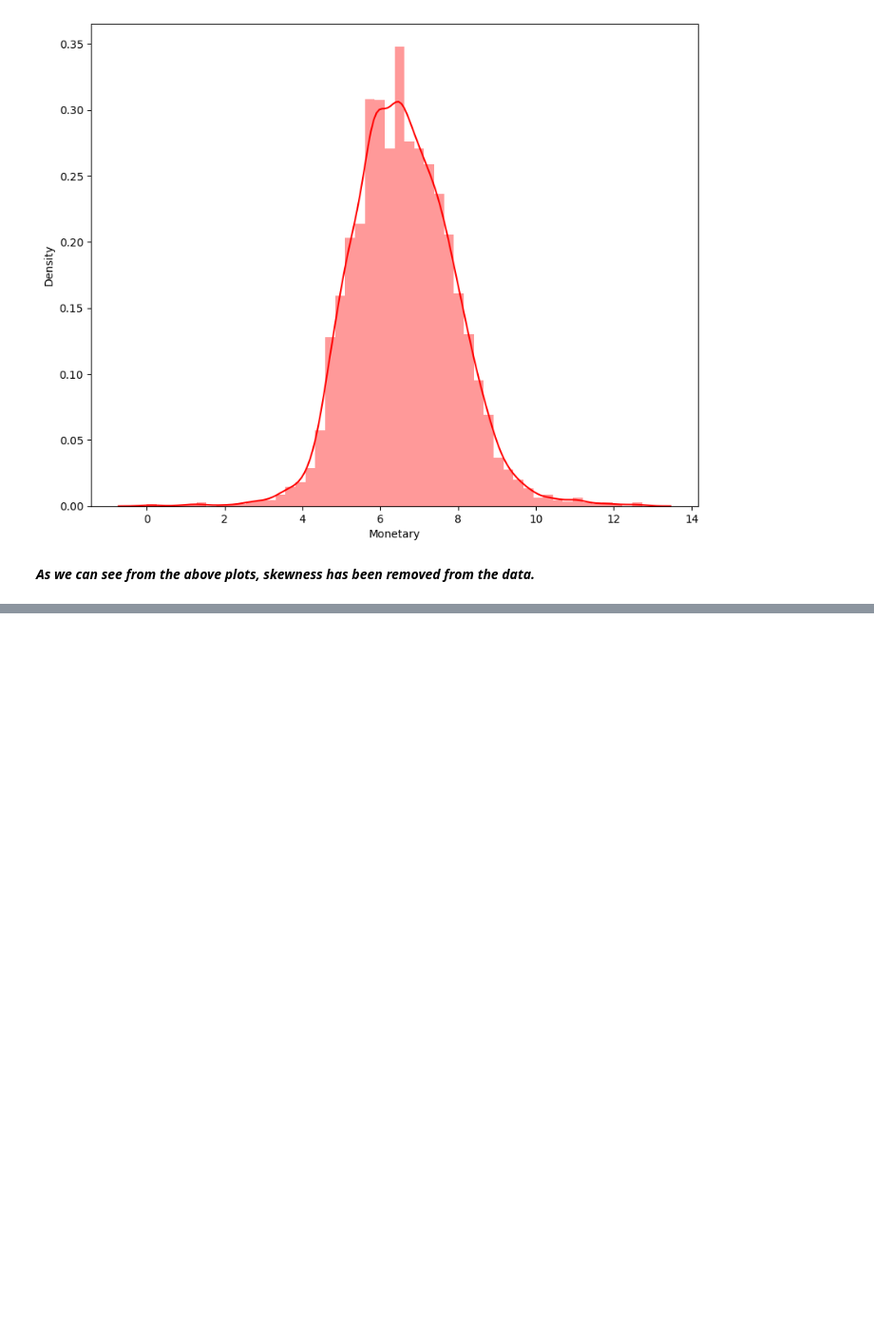
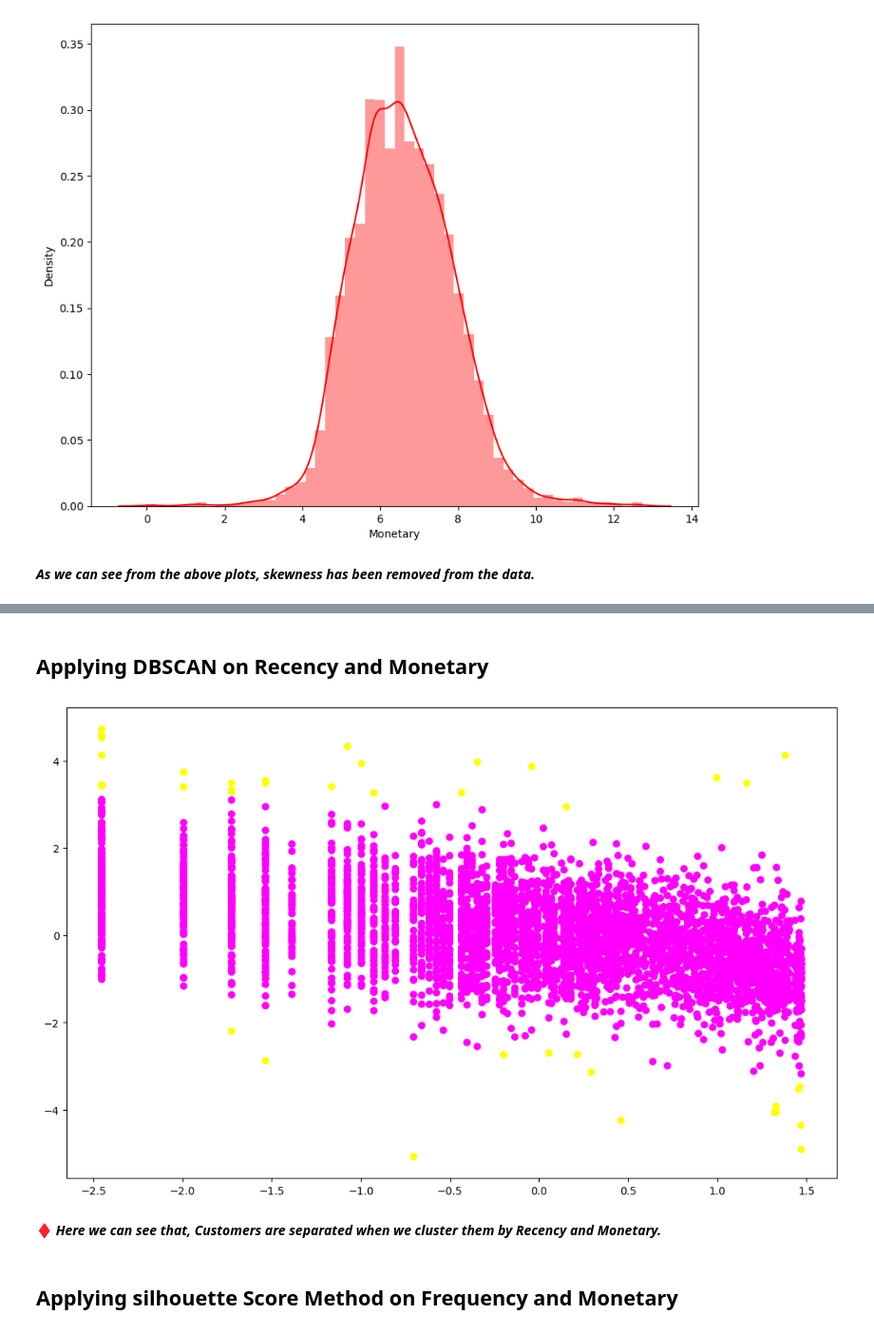
Before and after one commit to hamant-jagwan/Online_Retail_Customer_Segmentation--ML--unsupervised_learning, a Jupyter notebook: Online_Retail_Customer_Segmentation.ipynb, the cells around one changed output, grey strips where cells are left out. Shown at 95% size. Saved outputs shown, nothing was run; the diff lists cells and outputs as text; code cells hidden in the pictures; blank space fills up the shorter version.

```diff
--- a/Online_Retail_Customer_Segmentation.ipynb
+++ b/Online_Retail_Customer_Segmentation.ipynb
@@ -740,0 +844,14 @@ rfm_df['Monetary_log'] = rfm_df['Monetary'].apply(math.log)
+# %% [markdown]
+## **Applying DBSCAN on Recency and Monetary**
+# %%
+from sklearn.cluster import DBSCAN
+from sklearn import metrics
+y_pred = DBSCAN(eps=0.5, min_samples=15).fit_predict(X)
+plt.figure(figsize=(13,8))
+plt.scatter(X[:,0], X[:,1], c=y_pred,cmap='spring_r');
+# %% [output]
+[figure, added]
+# %% [markdown]
+♦ ***Here we can see that, Customers are separated when we cluster them by Recency and Monetary.***
+# %% [markdown]
+## **Applying silhouette Score Method on Frequency and Monetary**
```
Also changed, not shown: parts of 15 cells of this notebook.
